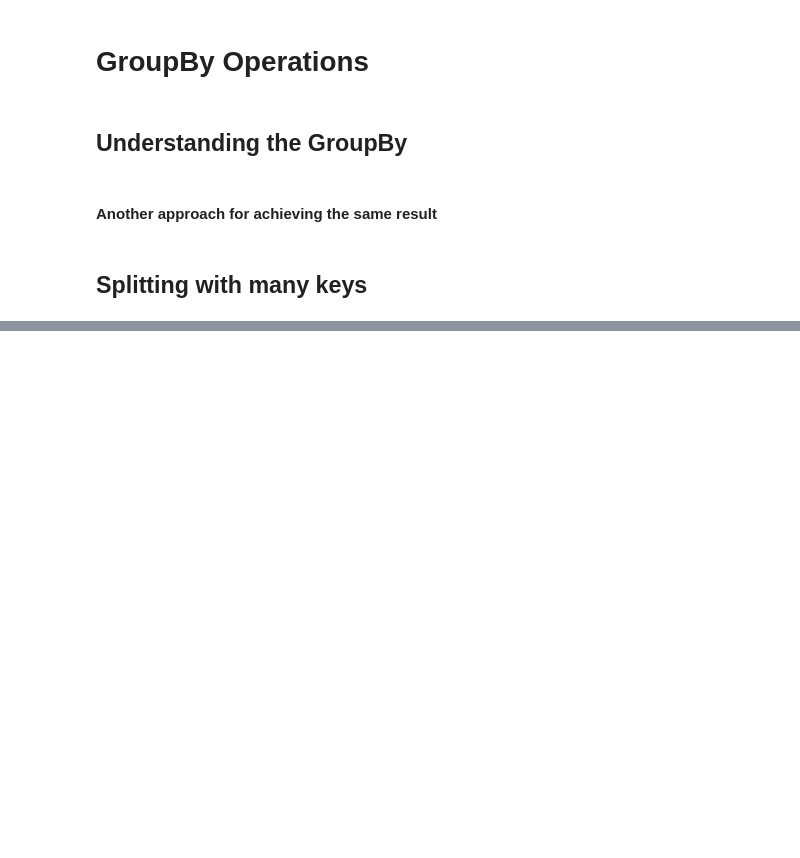
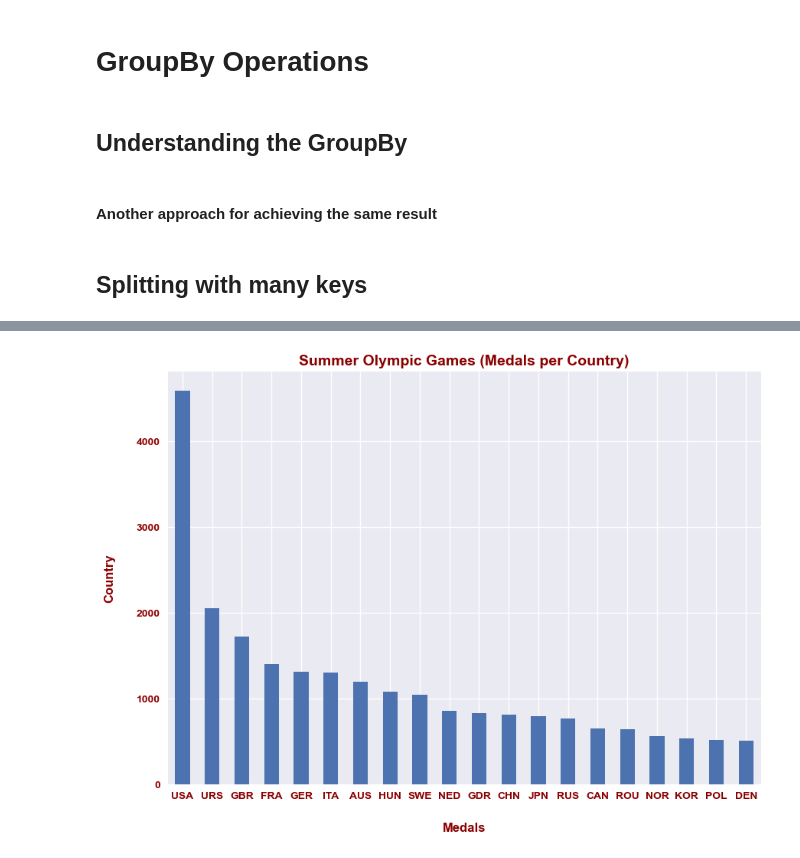
Before and after one commit to alchemistbg/udemy-the-complete-pandas-bootcamp, a Jupyter notebook: Section-15/GroupBy_Operations.ipynb, the cells around one changed output, grey strips where cells are left out. Cells and saved outputs as stored; diff of their text form; code cells hidden in the pictures; blank space fills up the shorter version.

```diff
--- a/Section-15/GroupBy_Operations.ipynb
+++ b/Section-15/GroupBy_Operations.ipynb
@@ -149,0 +140,2 @@ split2_l[30:32]
+# %%
+summer = pd.read_csv('summer.csv')
@@ -149,0 +174,2 @@ split2_l[30:32]
+# %%
+medals_by_country = summer.groupby('Country').Medal.count()
@@ -149,0 +192,2 @@ split2_l[30:32]
+# %%
+top20 = medals_by_country.nlargest(20)
@@ -149,0 +214,23 @@ split2_l[30:32]
+# %%
+%matplotlib inline
+import matplotlib.pyplot as plt
+plt.style.use('seaborn-v0_8')
+# %%
+font_dict_common = {
+    'weight': 'bold',
+    'family': 'sans',
+    'color': 'darkred'
+}
+font_dict_specific = {
+    'labelpad': 20,
+    'fontsize': 12
+}
+top20.plot(kind = 'bar', figsize = (10, 7))
+plt.xlabel('Medals', **font_dict_common, **font_dict_specific)
+plt.xticks(**font_dict_common, fontsize = 10, rotation = 0)
+plt.ylabel('Country', **font_dict_common, **font_dict_specific)
+plt.yticks(**font_dict_common, fontsize = 10)
+plt.title('Summer Olympic Games (Medals per Country)', **font_dict, fontsize = 14)
+plt.show()
+# %% [output]
+[figure, added]
```
Also changed, not shown: parts of 53 cells of this notebook.
